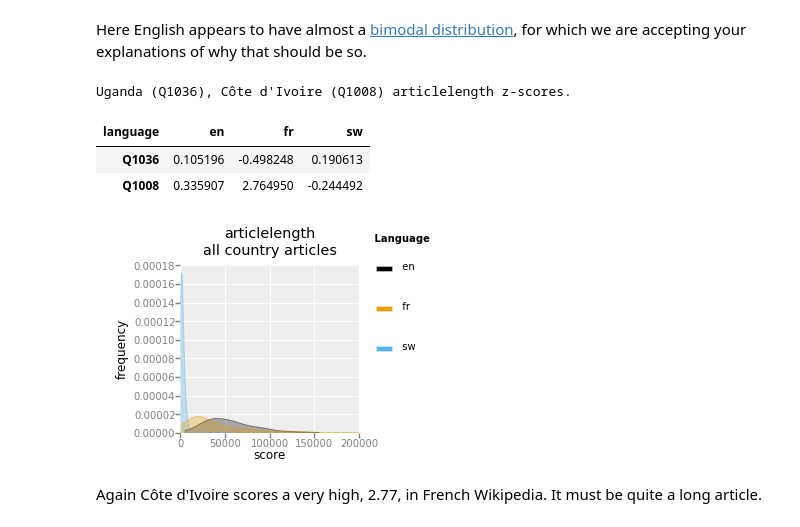
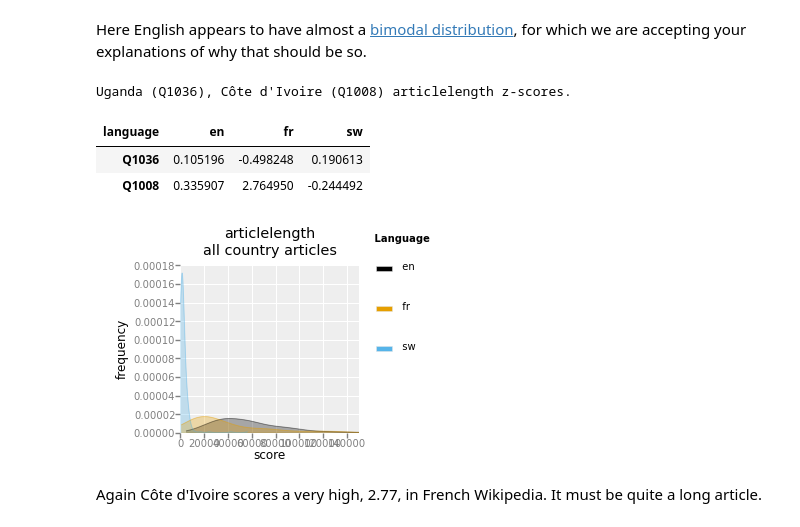
Before and after one commit to notconfusing/kumusha_takes_wiki, a Jupyter notebook: ActionableMetrics.ipynb, the cells around one changed output. Saved outputs shown, nothing was run; the diff lists cells and outputs as text; code cells hidden in the pictures.

```diff
--- a/ActionableMetrics.ipynb
+++ b/ActionableMetrics.ipynb
@@ -80,13 +80,13 @@ Uganda (Q1036), Côte d'Ivoire (Q1008) numheadings z-scores.
 # %% [markdown]
 Here English appears to have almost a [bimodal distribution](https://www.wikidata.org/wiki/Q255598#sitelinks-wikipedia), for which we are accepting your explanations of why that should be so.
 # %%
-metric_analyse_density('articlelength',200000)
+metric_analyse_density('articlelength',150000)
 # %% [output]
 Uganda (Q1036), Côte d'Ivoire (Q1008) articlelength z-scores.
 | language | en | fr | sw |
 | Q1036 | 0.105196 | -0.498248 | 0.190613 |
 | Q1008 | 0.335907 | 2.764950 | -0.244492 |
-[figure, old version]
+[figure, new version]
 # %% [markdown]
 Again Côte d'Ivoire scores a very high, 2.77, in French Wikipedia. It must be quite a long article.
 # %%
```
Also changed, not shown: parts of 16 cells of this notebook.
